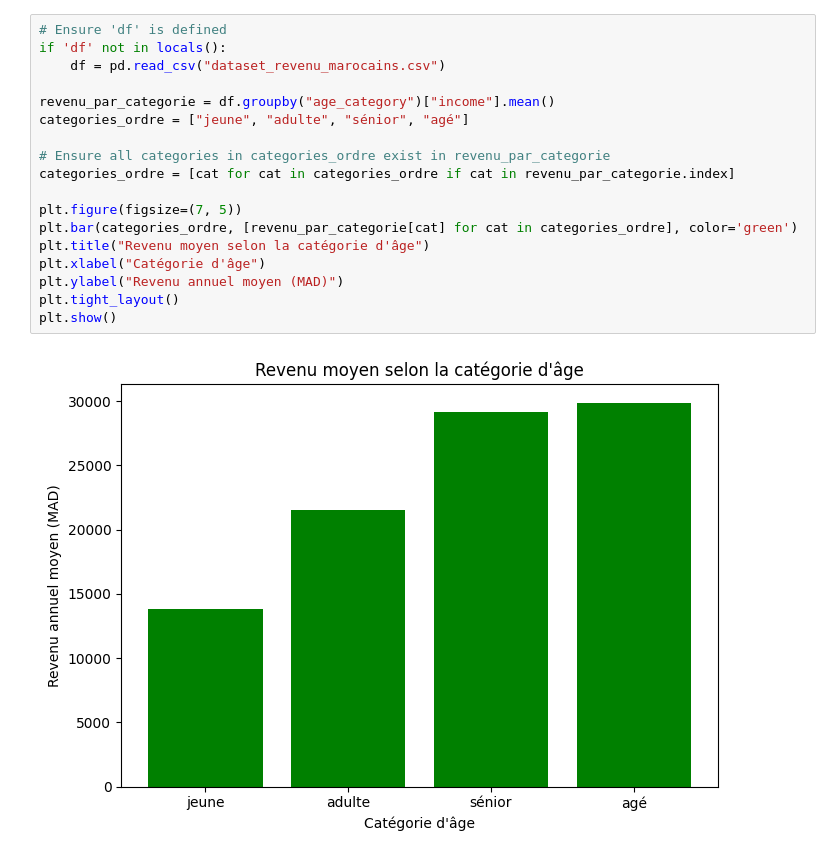
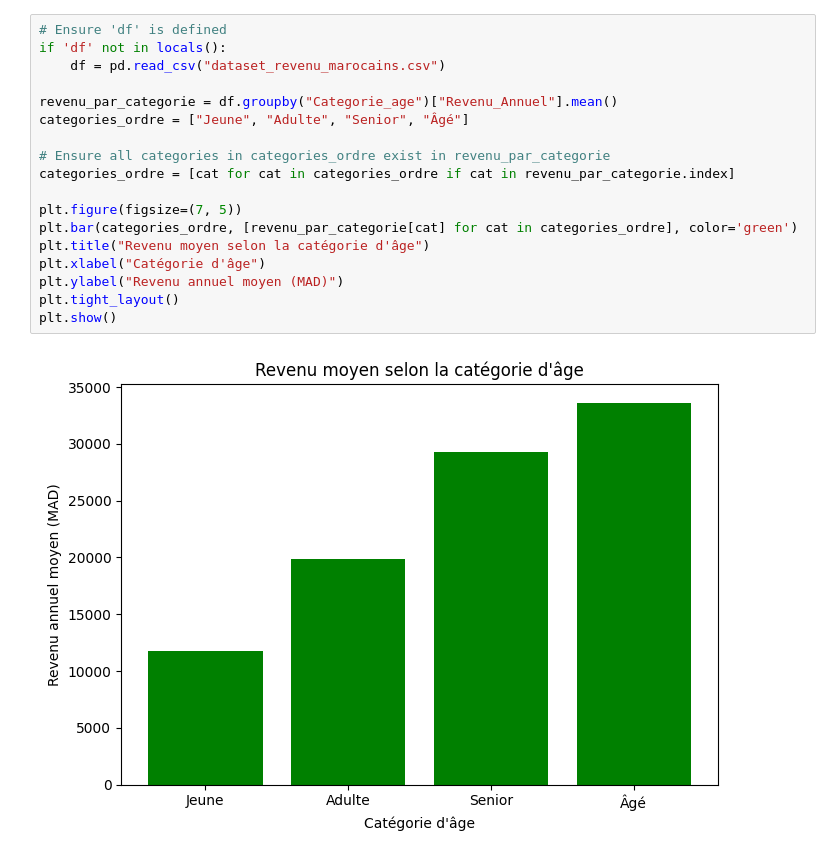
Before and after one commit to elnassim/ProjectML, a Jupyter notebook: Untitled-1.ipynb, the cells around one changed output. Drawn from its saved outputs; the diff is of its cells as text.

```diff
--- a/Untitled-1.ipynb
+++ b/Untitled-1.ipynb
@@ -107,22 +107,22 @@ plt.show()
 # %%
 # Ensure 'df' is defined
 if 'df' not in locals():
 	df = pd.read_csv("dataset_revenu_marocains.csv")
 
-revenu_par_categorie = df.groupby("age_category")["income"].mean()
-categories_ordre = ["jeune", "adulte", "sénior", "agé"]
+revenu_par_categorie = df.groupby("Categorie_age")["Revenu_Annuel"].mean()
+categories_ordre = ["Jeune", "Adulte", "Senior", "Âgé"]
 
 # Ensure all categories in categories_ordre exist in revenu_par_categorie
 categories_ordre = [cat for cat in categories_ordre if cat in revenu_par_categorie.index]
 
 plt.figure(figsize=(7, 5))
 plt.bar(categories_ordre, [revenu_par_categorie[cat] for cat in categories_ordre], color='green')
 plt.title("Revenu moyen selon la catégorie d'âge")
 plt.xlabel("Catégorie d'âge")
 plt.ylabel("Revenu annuel moyen (MAD)")
 plt.tight_layout()
 plt.show()
 # %% [output]
-[figure, old version]
+[figure, new version]
 # %%
 # Correcting the column name from 'milieu' to 'area' and 'revenu_annuel' to 'income'
```
Also changed, not shown: parts of 15 cells of this notebook, 11 other files.
